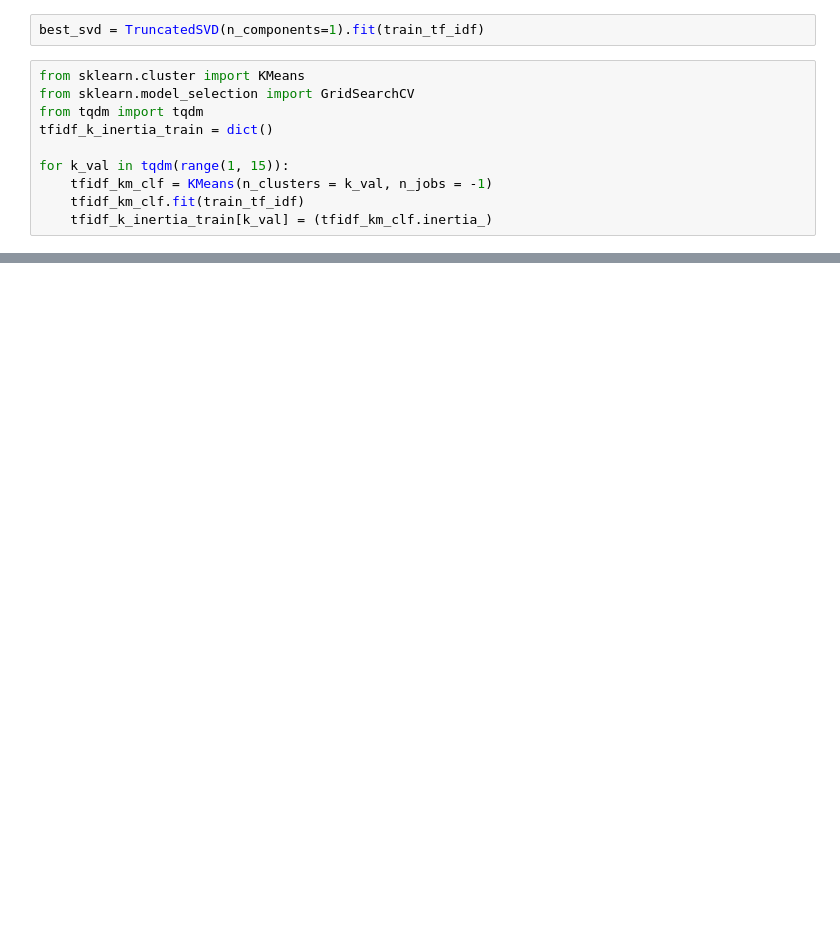
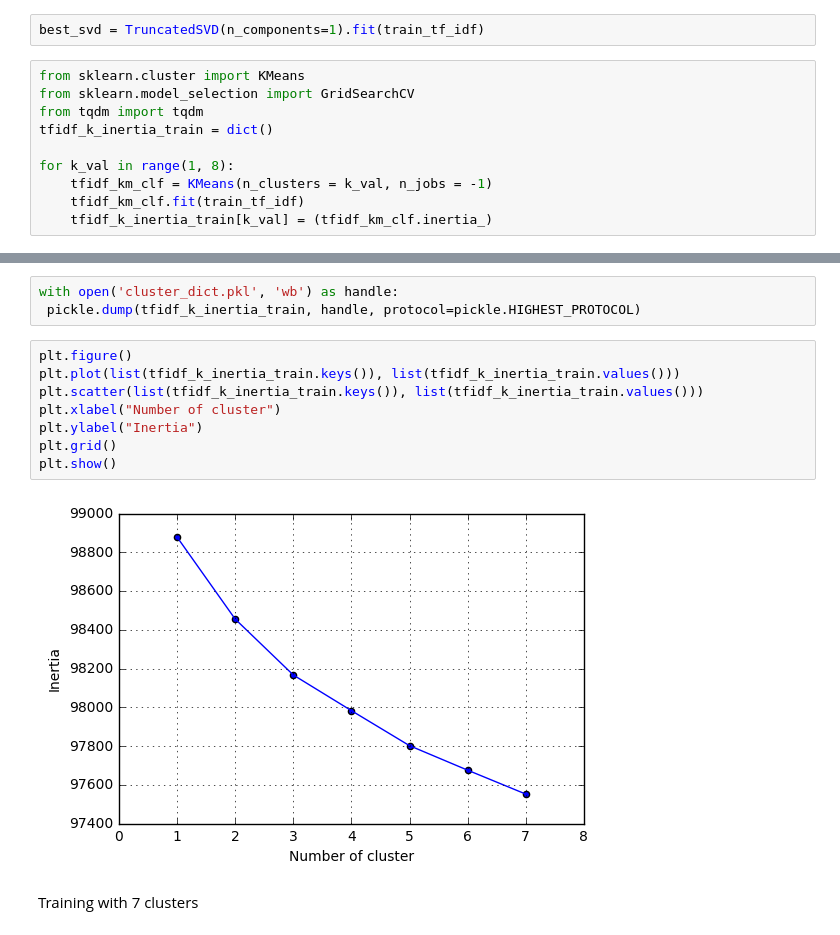
Before and after one commit to rajendrac3/Machine-Learning, a Jupyter notebook: Apply Truncated SVD on Amazon reviews data set/Apply Truncated SVD on Amazon reviews data set.ipynb, the cells around one changed output, grey strips where cells are left out. Drawn from its saved outputs; the diff is of its cells as text; blank space fills up the shorter version.

```diff
--- a/Apply Truncated SVD on Amazon reviews data set/Apply Truncated SVD on Amazon reviews data set.ipynb
+++ b/Apply Truncated SVD on Amazon reviews data set/Apply Truncated SVD on Amazon reviews data set.ipynb
@@ -542,7 +550,7 @@ from sklearn.model_selection import GridSearchCV
 from tqdm import tqdm
 tfidf_k_inertia_train = dict()
 
-for k_val in tqdm(range(1, 15)):
+for k_val in range(1, 8):
     tfidf_km_clf = KMeans(n_clusters = k_val, n_jobs = -1)
     tfidf_km_clf.fit(train_tf_idf)
     tfidf_k_inertia_train[k_val] = (tfidf_km_clf.inertia_)
@@ -548,0 +567,15 @@ for k_val in tqdm(range(1, 15)):
+# %%
+with open('cluster_dict.pkl', 'wb') as handle:
+ pickle.dump(tfidf_k_inertia_train, handle, protocol=pickle.HIGHEST_PROTOCOL)
+# %%
+plt.figure()
+plt.plot(list(tfidf_k_inertia_train.keys()), list(tfidf_k_inertia_train.values()))
+plt.scatter(list(tfidf_k_inertia_train.keys()), list(tfidf_k_inertia_train.values()))
+plt.xlabel("Number of cluster")
+plt.ylabel("Inertia")
+plt.grid()
+plt.show()
+# %% [output]
+[figure, added]
+# %% [markdown]
+Training with 7 clusters
```
Also changed, not shown: parts of 25 cells of this notebook.
